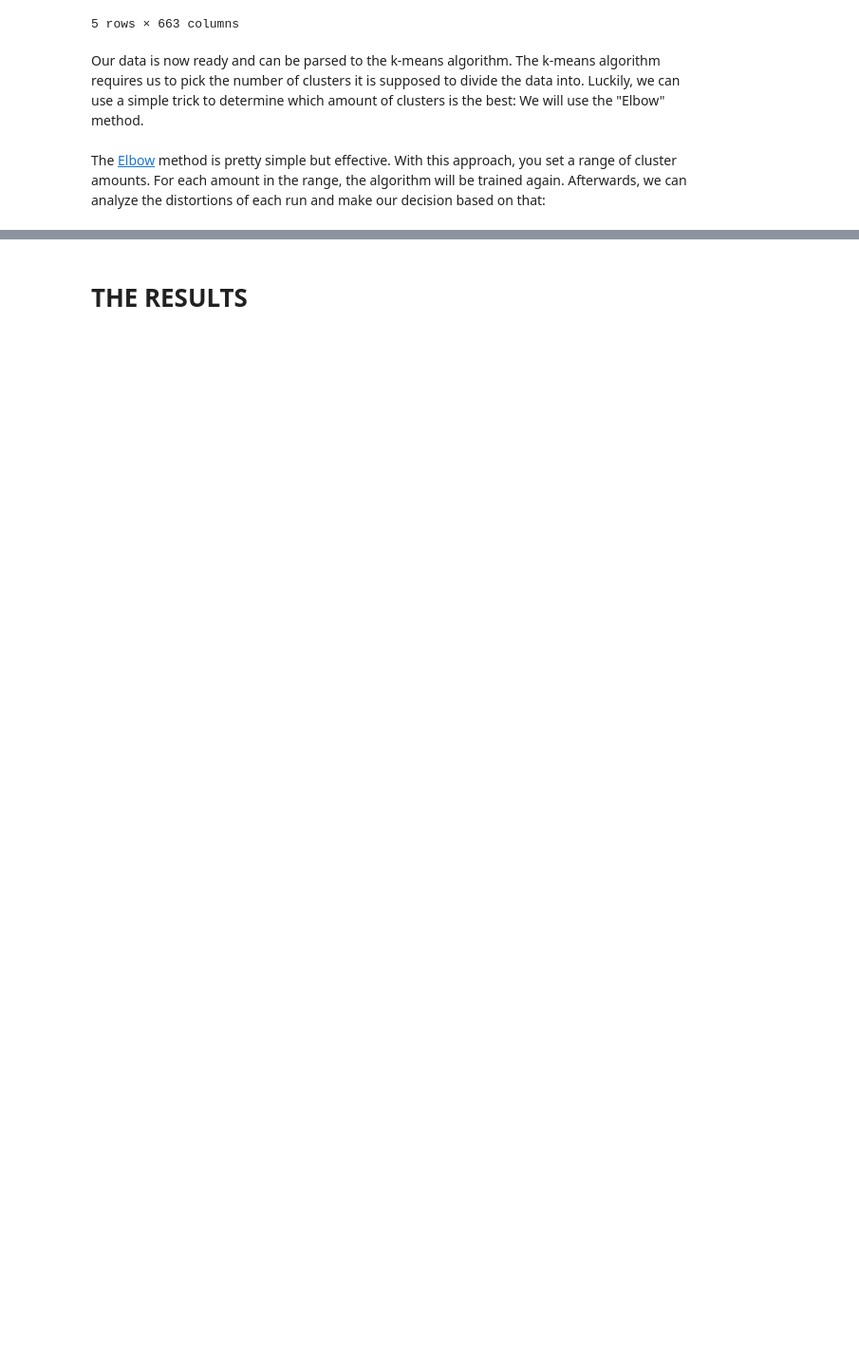
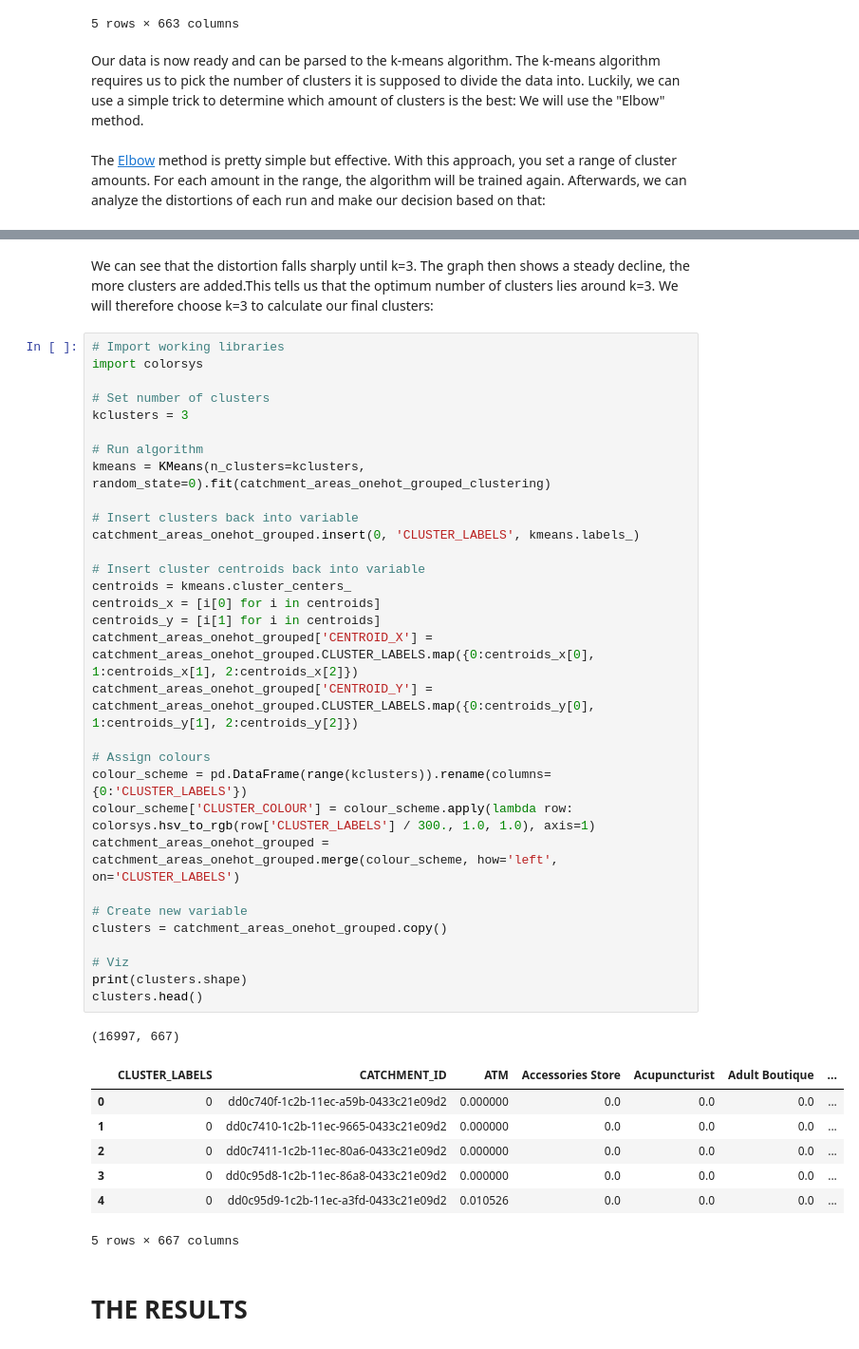
Before and after one commit to Mauricebuettgenbach/battle_of_the_neighborhoods, a Jupyter notebook: THE_BATTLE_OF_NEIHBORHOODS.ipynb, the cells around one changed output, grey strips where cells are left out. Shown: that part at 95% size. Drawn from its saved outputs; the diff is of its cells as text; blank space fills up the shorter version.

```diff
--- a/THE_BATTLE_OF_NEIHBORHOODS.ipynb
+++ b/THE_BATTLE_OF_NEIHBORHOODS.ipynb
@@ -1175,2 +1152,44 @@ plt.show()
+# %% [markdown]
+We can see that the distortion falls sharply until k=3. The graph then shows a steady decline, the more clusters are added.This tells us that the optimum number of clusters lies around k=3. We will therefore choose k=3 to calculate our final clusters:
+# %%
+# Import working libraries
+import colorsys
+
+# Set number of clusters
+kclusters = 3
+
+# Run algorithm
+kmeans = KMeans(n_clusters=kclusters, random_state=0).fit(catchment_areas_onehot_grouped_clustering)
+
+# Insert clusters back into variable
+catchment_areas_onehot_grouped.insert(0, 'CLUSTER_LABELS', kmeans.labels_)
+
+# Insert cluster centroids back into variable
+centroids = kmeans.cluster_centers_
+centroids_x = [i[0] for i in centroids]
+centroids_y = [i[1] for i in centroids]
+catchment_areas_onehot_grouped['CENTROID_X'] = catchment_areas_onehot_grouped.CLUSTER_LABELS.map({0:centroids_x[0], 1:centroids_x[1], 2:centroids_x[2]})
+catchment_areas_onehot_grouped['CENTROID_Y'] = catchment_areas_onehot_grouped.CLUSTER_LABELS.map({0:centroids_y[0], 1:centroids_y[1], 2:centroids_y[2]})
+
+# Assign colours
+colour_scheme = pd.DataFrame(range(kclusters)).rename(columns={0:'CLUSTER_LABELS'})
+colour_scheme['CLUSTER_COLOUR'] = colour_scheme.apply(lambda row: colorsys.hsv_to_rgb(row['CLUSTER_LABELS'] / 300., 1.0, 1.0), axis=1)
+catchment_areas_onehot_grouped = catchment_areas_onehot_grouped.merge(colour_scheme, how='left', on='CLUSTER_LABELS')
+
+# Create new variable
+clusters = catchment_areas_onehot_grouped.copy()
+
+# Viz
+print(clusters.shape)
+clusters.head()
+# %% [output]
+(16997, 667)
+|  | CLUSTER_LABELS | CATCHMENT_ID | ATM | Accessories Store | Acupuncturist | Adult Boutique | ... |
+| 0 | 0 | dd0c740f-1c2b-11ec-a59b-0433c21e09d2 | 0.000000 | 0.0 | 0.0 | 0.0 | ... |
+| 1 | 0 | dd0c7410-1c2b-11ec-9665-0433c21e09d2 | 0.000000 | 0.0 | 0.0 | 0.0 | ... |
+| 2 | 0 | dd0c7411-1c2b-11ec-80a6-0433c21e09d2 | 0.000000 | 0.0 | 0.0 | 0.0 | ... |
+| 3 | 0 | dd0c95d8-1c2b-11ec-86a8-0433c21e09d2 | 0.000000 | 0.0 | 0.0 | 0.0 | ... |
+| 4 | 0 | dd0c95d9-1c2b-11ec-a3fd-0433c21e09d2 | 0.010526 | 0.0 | 0.0 | 0.0 | ... |
+5 rows × 667 columns
 # %% [markdown]
 # THE RESULTS
```
Also changed, not shown: parts of 11 cells of this notebook.
